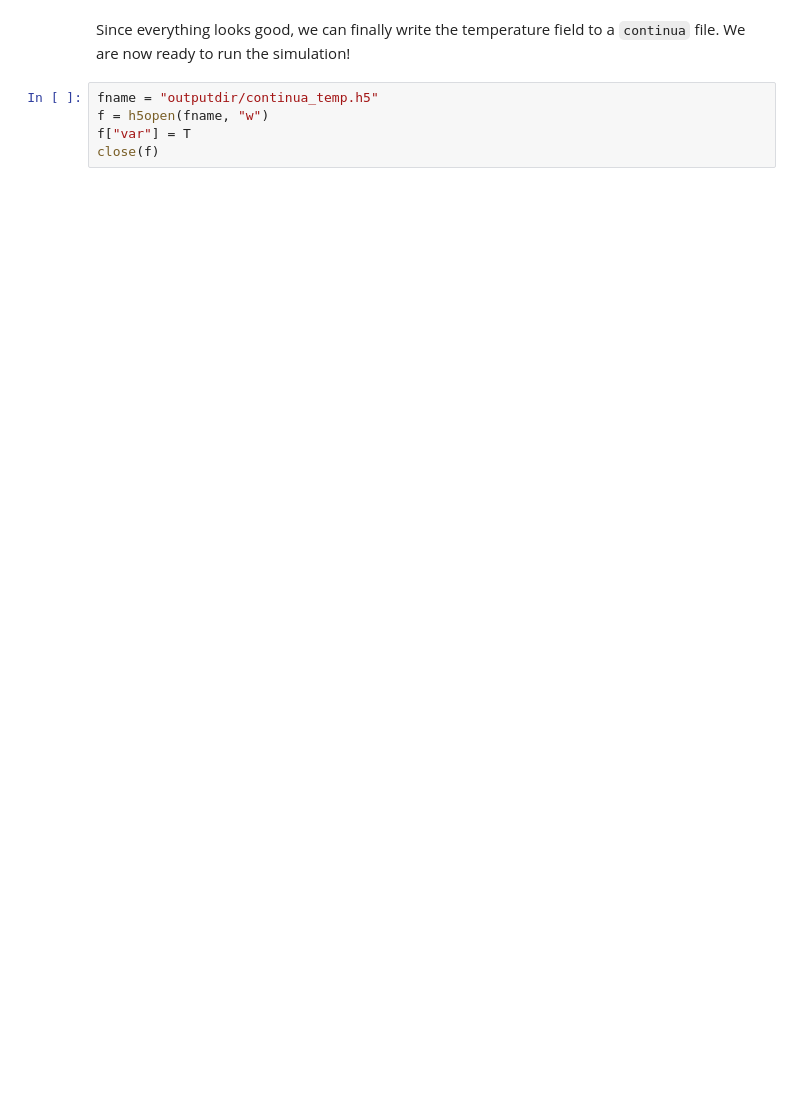
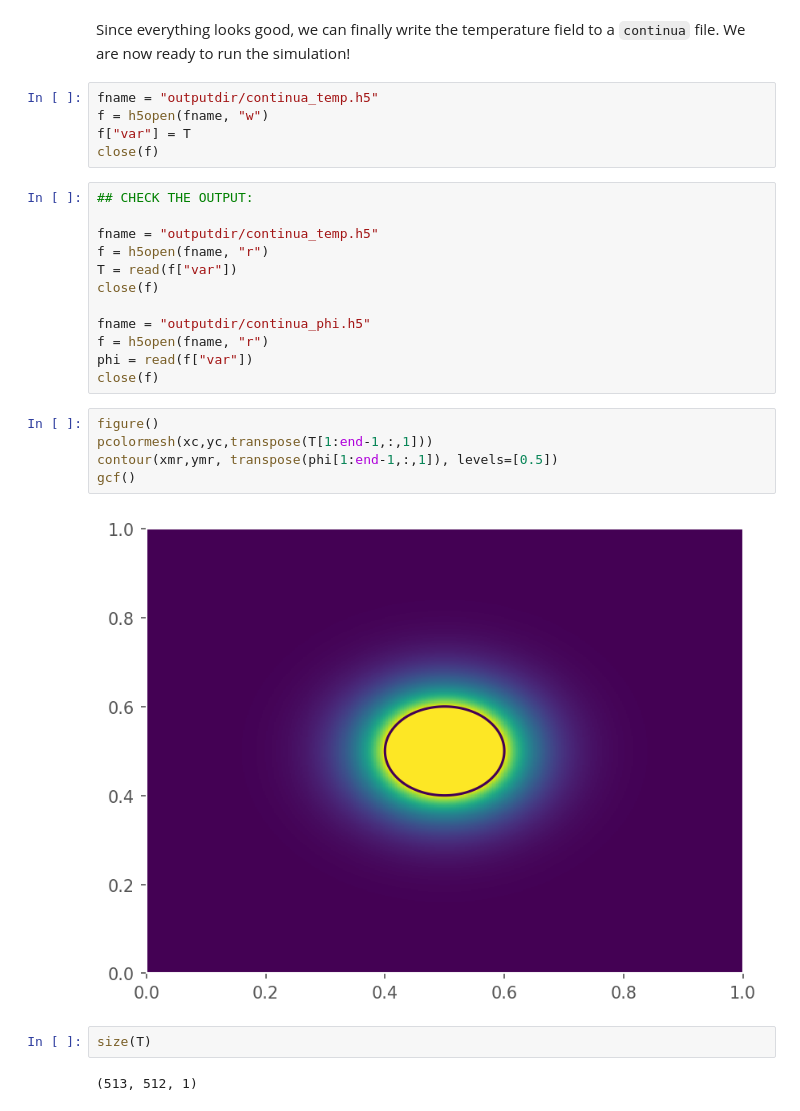
Before and after one commit to chowland/AFiD-MuRPhFi, a Jupyter notebook: examples/SupercooledDiscGrowth/ConstructDiscIC.ipynb, the cells around one changed output. Cells and saved outputs as stored; diff of their text form; blank space fills up the shorter version.

```diff
--- a/examples/SupercooledDiscGrowth/ConstructDiscIC.ipynb
+++ b/examples/SupercooledDiscGrowth/ConstructDiscIC.ipynb
@@ -253,3 +257,26 @@ fname = "outputdir/continua_temp.h5"
 f = h5open(fname, "w")
 f["var"] = T
 close(f)
+# %%
+## CHECK THE OUTPUT:
+
+fname = "outputdir/continua_temp.h5"
+f = h5open(fname, "r")
+T = read(f["var"])
+close(f)
+
+fname = "outputdir/continua_phi.h5"
+f = h5open(fname, "r")
+phi = read(f["var"])
+close(f)
+# %%
+figure()
+pcolormesh(xc,yc,transpose(T[1:end-1,:,1]))
+contour(xmr,ymr, transpose(phi[1:end-1,:,1]), levels=[0.5])
+gcf()
+# %% [output]
+[figure, added]
+# %%
+size(T)
+# %% [output]
+(513, 512, 1)
```
Also changed, not shown: parts of 8 cells of this notebook, 2 other files.
